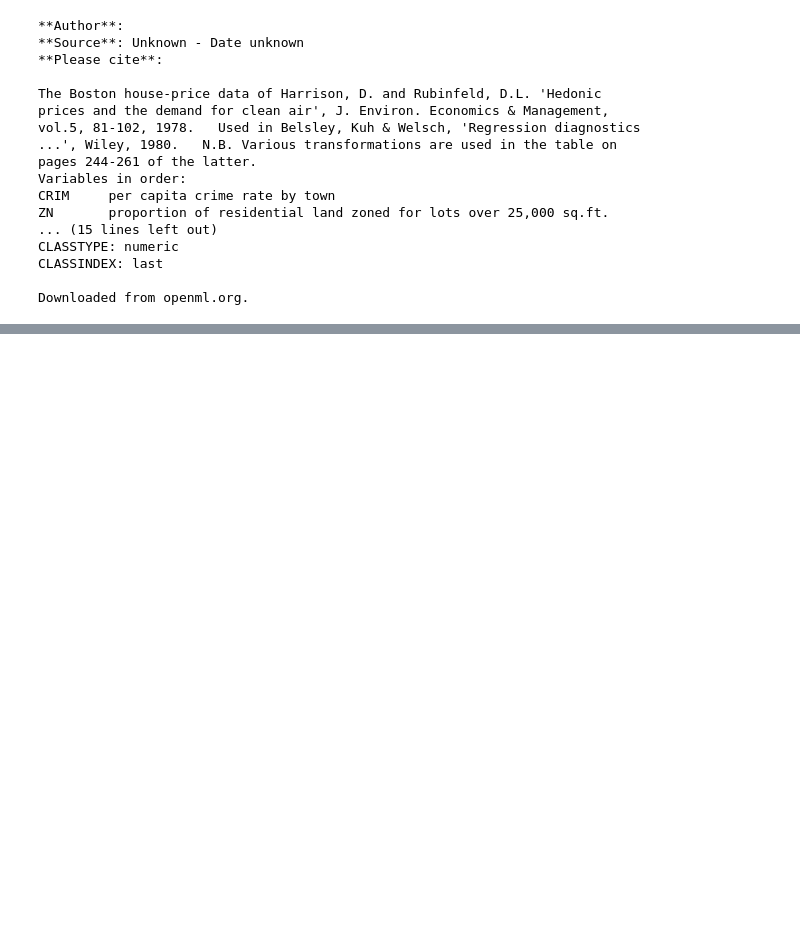
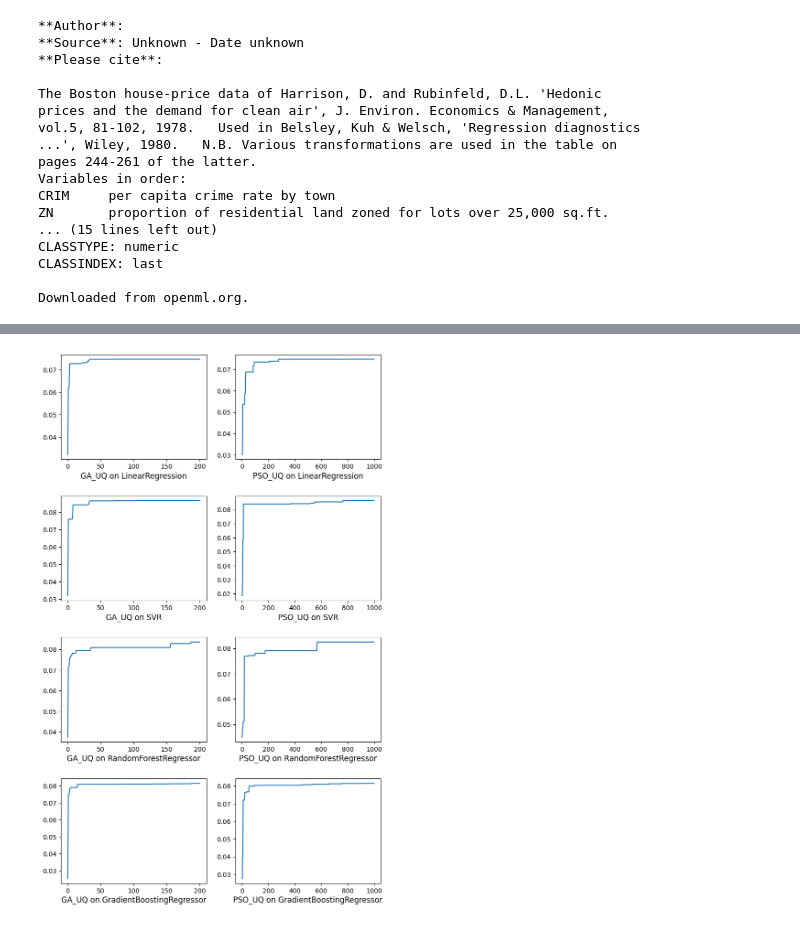
Before and after one commit to Fuzzy-Uncertainty/FUQ, a Jupyter notebook: FUQ_on_BostonHousing_dataset.ipynb, the cells around one changed output, grey strips where cells are left out. Cells and saved outputs as stored; diff of their text form; code cells hidden in the pictures; blank space fills up the shorter version.

```diff
--- a/FUQ_on_BostonHousing_dataset.ipynb
+++ b/FUQ_on_BostonHousing_dataset.ipynb
@@ -40,6 +48,11 @@ scaler_X = MinMaxScaler()
 
 X_train_scaled = scaler_X.fit_transform(X_train)
 X_test_scaled = scaler_X.transform(X_test)
+# %%
+from PSO_UQ import PSO_UQ
+from GA_UQ import GA_UQ
+PSO_fitnesses=[]
+GA_instances=[]
 # %%
 import time as t
 from sklearn.metrics import r2_score, mean_squared_error
@@ -238,0 +193,16 @@ print(results_df)
+# %%
+import matplotlib.pyplot as plt
+fig,ax=plt.subplots(4,2,figsize=(9,15))
+names=["LinearRegression","SVR","RandomForestRegressor","GradientBoostingRegressor"]
+for i in range(4):
+    y=np.maximum.accumulate(GA_instances[i].solutions_fitness)[::16]
+    x=range(len(y))
+    ax[i,0].plot(x,y)
+    x=range(len(PSO_fitnesses[i]))
+    y=PSO_fitnesses[i]
+    ax[i,1].plot(x,y)
+    ax[i,0].set_title("GA_UQ on "+names[i],y=-.22)
+    ax[i,1].set_title("PSO_UQ on "+names[i],y=-.22)
+plt.subplots_adjust(hspace=0.35)
+# %% [output]
+[figure, added]
```
Also changed, not shown: parts of 19 cells of this notebook, 4 other files.
